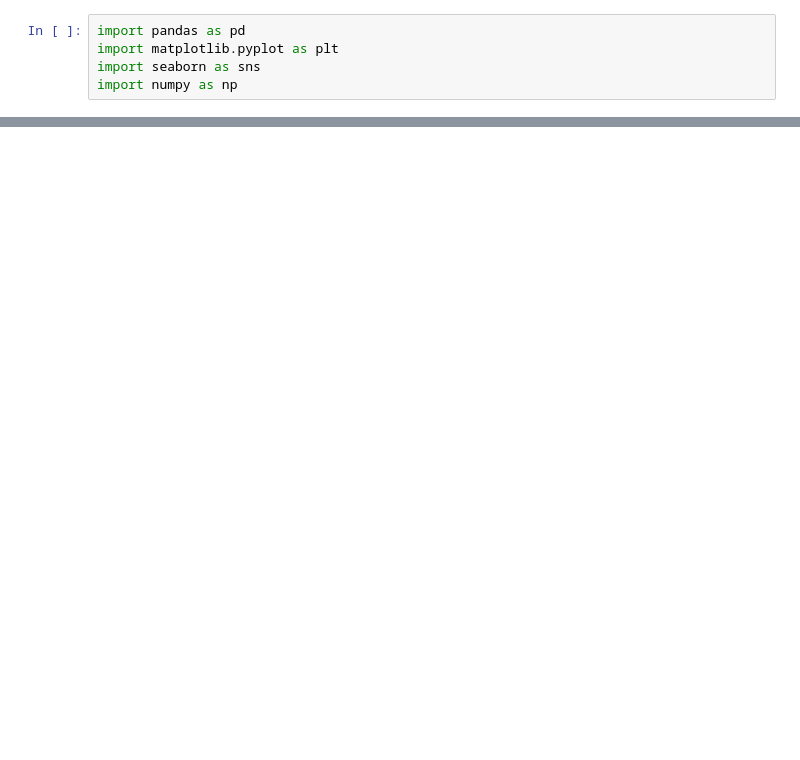
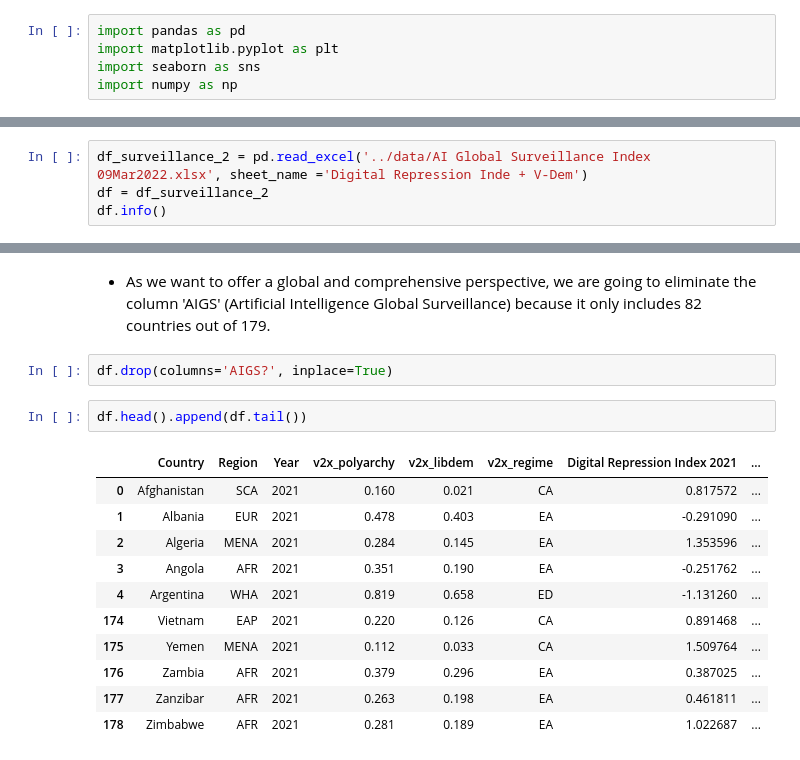
Before and after one commit to irene-glez/Digital-Repression-EDA, a Jupyter notebook: src/notebooks/data_cleaning.ipynb, the cells around one changed output, grey strips where cells are left out. Drawn from its saved outputs; the diff is of its cells as text; blank space fills up the shorter version.

```diff
--- a/src/notebooks/data_cleaning.ipynb
+++ b/src/notebooks/data_cleaning.ipynb
@@ -575,0 +12,4 @@ plt.show()
+# %%
+df_surveillance_2 = pd.read_excel('../data/AI Global Surveillance Index 09Mar2022.xlsx', sheet_name ='Digital Repression Inde + V-Dem')
+df = df_surveillance_2
+df.info()
@@ -575,0 +83,18 @@ plt.show()
+# %% [markdown]
+ - As we want to offer a global and comprehensive perspective, we are going to eliminate the column 'AIGS' (Artificial Intelligence Global Surveillance) because it only includes 82 countries out of 179.
+# %%
+df.drop(columns='AIGS?', inplace=True)
+# %%
+df.head().append(df.tail())
+# %% [output]
+|  | Country | Region | Year | v2x_polyarchy | v2x_libdem | v2x_regime | Digital Repression Index 2021 | ... |
+| 0 | Afghanistan | SCA | 2021 | 0.160 | 0.021 | CA | 0.817572 | ... |
+| 1 | Albania | EUR | 2021 | 0.478 | 0.403 | EA | -0.291090 | ... |
+| 2 | Algeria | MENA | 2021 | 0.284 | 0.145 | EA | 1.353596 | ... |
+| 3 | Angola | AFR | 2021 | 0.351 | 0.190 | EA | -0.251762 | ... |
+| 4 | Argentina | WHA | 2021 | 0.819 | 0.658 | ED | -1.131260 | ... |
+| 174 | Vietnam | EAP | 2021 | 0.220 | 0.126 | CA | 0.891468 | ... |
+| 175 | Yemen | MENA | 2021 | 0.112 | 0.033 | CA | 1.509764 | ... |
+| 176 | Zambia | AFR | 2021 | 0.379 | 0.296 | EA | 0.387025 | ... |
+| 177 | Zanzibar | AFR | 2021 | 0.263 | 0.198 | EA | 0.461811 | ... |
+| 178 | Zimbabwe | AFR | 2021 | 0.281 | 0.189 | EA | 1.022687 | ... |
```
Also changed, not shown: parts of 98 cells of this notebook.
